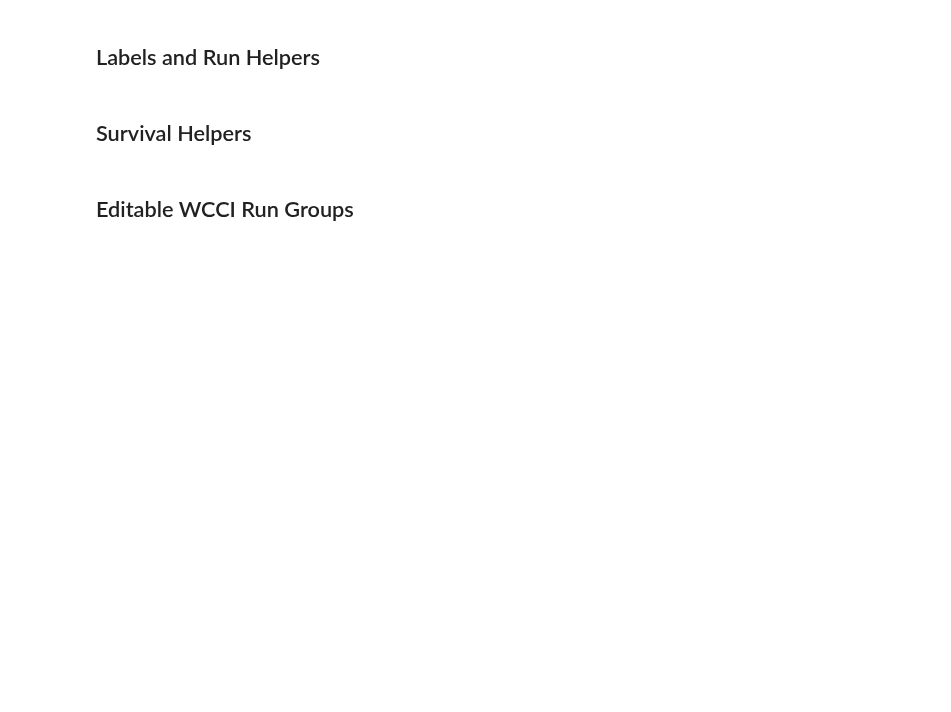
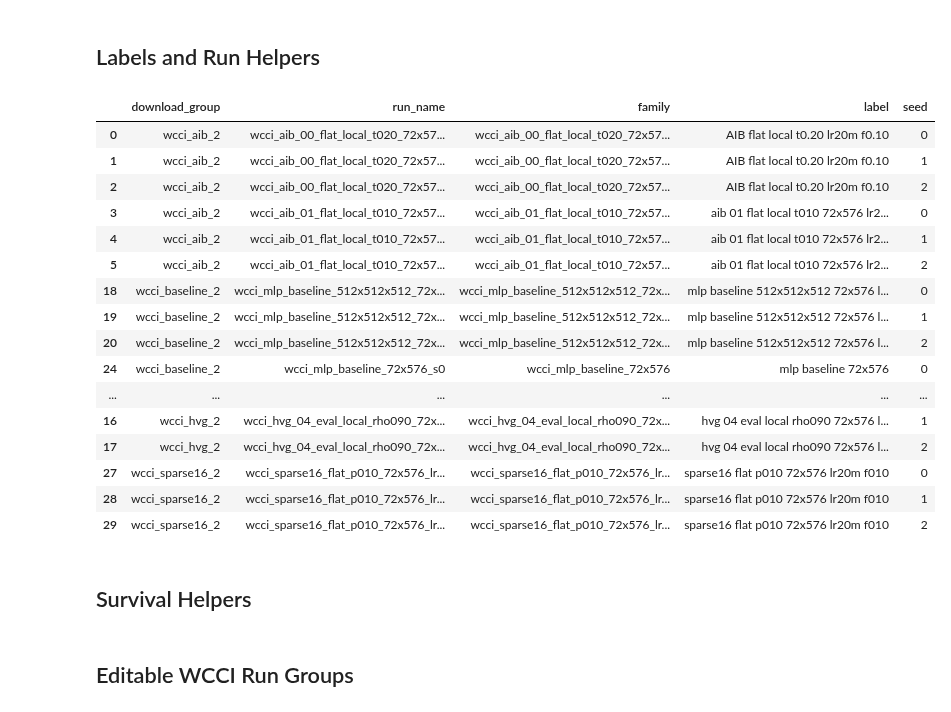
Before and after one commit to corentinplumet/RL_Marl2grid, a Jupyter notebook: Topology_Task/analysis/metrics/notebooks/episodic_survival/wcci_episodic_survival_plots.ipynb, the cells around one changed output. Drawn from its saved outputs; the diff is of its cells as text; code cells hidden in the pictures; blank space fills up the shorter version.

```diff
--- a/Topology_Task/analysis/metrics/notebooks/episodic_survival/wcci_episodic_survival_plots.ipynb
+++ b/Topology_Task/analysis/metrics/notebooks/episodic_survival/wcci_episodic_survival_plots.ipynb
@@ -118,6 +152,7 @@ display(coverage)
 # %% [markdown]
 ## Labels and Run Helpers
 # %%
+
 def safe_name(text):
     return re.sub(r"[^A-Za-z0-9._-]+", "_", str(text)).strip("._-") or "plot"
 
@@ -141,45 +176,33 @@ def family_from_run(run_name):
 
 
 WCCI_LABELS = {
-    "wcci_reduced_mlp_baseline": "reduced MLP baseline 24h",
-    "wcci_reduced_mlp_baseline_72x576_s0": "baseline 60M old name",
-    "wcci_reduced_mlp_baseline_72x576": "reduced MLP baseline 60M",
-    "wcci_reduced_mlp_baseline_72x576_lr20m_f010": "reduced MLP baseline lr20m f0.10",
-    "wcci_mlp_baseline_72x576_20M": "MLP baseline 20M",
-    "wcci_mlp_baseline_72x576_60M": "MLP baseline 60M",
-    "wcci_hvg_01_eval_rho090_72x576": "global rho heuristic 0.90",
-    "wcci_hvg_04_eval_local_rho090_72x576": "local rho heuristic 0.90",
-    "wcci_hvg_02_gate_final_map_72x576": "gate final-action MAP",
-    "wcci_hvg_03_gate_hierarchical_72x576": "gate hierarchical greedy",
-    "wcci_sparse16_flat_p003_72x576": "Sparse16 flat p0.003",
-    "wcci_aib_00_flat_local_t020_72x576": "AIB flat local t0.20",
-    "wcci_aib_00_flat_local_t020_72x576_lr20m_f010": "AIB flat local t0.20 lr20m f0.10",
-    "wcci_aib_01_flat_local_t010_72x576": "AIB flat local t0.10",
-    "wcci_aib_02_flat_local_t035_72x576": "AIB flat local t0.35",
-    "wcci_aib_03_gate_hgreedy_sep_local_t020_72x576": "AIB gate h-greedy t0.20",
-    "wcci_aib_04_flat_nonidle_t020_72x576": "AIB flat non-idle t0.20",
-    "wcci_aib_01_flat_local_t010_topo003_72x576": "AIB t0.10 topo0.003",
-    "wcci_aib_01_flat_local_t010_topo010_72x576": "AIB t0.10 topo0.010",
+    # Baselines from wcci_baseline_2
+    "wcci_mlp_baseline_72x576": "MLP baseline 72x576",
+    "wcci_mlp_baseline_72x576_lr20m_f010": "MLP baseline 72x576 lr20M f0.10",
+    "wcci_mlp_baseline_512x512x512_72x576_lr20m_f010": "MLP baseline 512x3 lr20M f0.10",
+    # Heuristic / gate from wcci_hvg_2
+    "wcci_hvg_01_eval_rho090_72x576_lr20m_f010": "global rho heuristic 0.90",
+    "wcci_hvg_04_eval_local_rho090_72x576_lr20m_f010": "local rho heuristic 0.90",
+    "wcci_hvg_02_gate_final_map_72x576_lr20m_f010": "gate final-action MAP",
+    "wcci_hvg_03_gate_hierarchical_72x576_lr20m_f010": "gate hierarchical greedy",
+    # Sparse penalty from wcci_sparse16_2
+    "wcci_sparse16_flat_p010_72x576_lr20m_f010": "Sparse16 flat p0.010",
+    # Adaptive intervention budget from wcci_aib_2
+    "wcci_aib_00_flat_local_t020_72x576_lr20m_f010": "AIB local budget t0.20",
+    "wcci_aib_01_flat_local_t010_72x576_lr20m_f010": "AIB local budget t0.10",
 }
 
 WCCI_COLOR = {
-    "MLP baseline 20M": "#1f77b4",
-    "MLP baseline 60M": "#4e79a7",
-    "reduced MLP baseline 60M": "#1f77b4",
-    "reduced MLP baseline lr20m f0.10": "#17becf",
+    "MLP baseline 72x576": "#4e79a7",
+    "MLP baseline 72x576 lr20M f0.10": "#1f77b4",
+    "MLP baseline 512x3 lr20M f0.10": "#17becf",
     "global rho heuristic 0.90": "#ff7f0e",
     "local rho heuristic 0.90": "#2ca02c",
     "gate final-action MAP": "#9467bd",
     "gate hierarchical greedy": "#d62728",
-    "Sparse16 flat p0.003": "#8c564b",
-    "AIB flat local t0.20": "#ff7f0e",
-    "AIB flat local t0.20 lr20m f0.10": "#bcbd22",
-    "AIB flat local t0.10": "#2ca02c",
-    "AIB flat local t0.35": "#d62728",
-    "AIB gate h-greedy t0.20": "#8c564b",
-    "AIB flat non-idle t0.20": "#9467bd",
-    "AIB t0.10 topo0.003": "#e377c2",
-    "AIB t0.10 topo0.010": "#7f7f7f",
+    "Sparse16 flat p0.010": "#8c564b",
+    "AIB local budget t0.20": "#bcbd22",
+    "AIB local budget t0.10": "#e377c2",
 }
 
 
@@ -195,33 +218,51 @@ def available_run_names(history=None):
     data = history_df if history is None else history
     return set(data["run_name"].dropna().astype(str).unique())
 
 
 def report_missing_runs(run_groups, history=None):
     available = available_run_names(history)
     rows = []
     for label, runs in run_groups.items():
         missing = [run for run in runs if run not in available]
         rows.append({"curve": label, "expected": len(runs), "available": len(runs) - len(missing), "missing": missing})
     coverage = pd.DataFrame(rows)
     display(coverage)
     return coverage
 
 
 def infer_family_table():
     rows = []
     for run_name in sorted(history_df["run_name"].dropna().astype(str).unique()):
         rows.append({
             "download_group": history_df.loc[history_df["run_name"].eq(run_name), "download_group"].iloc[0],
             "run_name": run_name,
             "family": family_from_run(run_name),
             "label": pretty_label(family_from_run(run_name)),
             "seed": seed_from_run(run_name),
         })
     return pd.DataFrame(rows)
 
 
 family_table = infer_family_table()
 display(family_table.sort_values(["download_group", "family", "seed"]))
+# %% [output]
+|  | download_group | run_name | family | label | seed |
+| 0 | wcci_aib_2 | wcci_aib_00_flat_local_t020_72x57... | wcci_aib_00_flat_local_t020_72x57... | AIB flat local t0.20 lr20m f0.10 | 0 |
+| 1 | wcci_aib_2 | wcci_aib_00_flat_local_t020_72x57... | wcci_aib_00_flat_local_t020_72x57... | AIB flat local t0.20 lr20m f0.10 | 1 |
+| 2 | wcci_aib_2 | wcci_aib_00_flat_local_t020_72x57... | wcci_aib_00_flat_local_t020_72x57... | AIB flat local t0.20 lr20m f0.10 | 2 |
+| 3 | wcci_aib_2 | wcci_aib_01_flat_local_t010_72x57... | wcci_aib_01_flat_local_t010_72x57... | aib 01 flat local t010 72x576 lr2... | 0 |
+| 4 | wcci_aib_2 | wcci_aib_01_flat_local_t010_72x57... | wcci_aib_01_flat_local_t010_72x57... | aib 01 flat local t010 72x576 lr2... | 1 |
+| 5 | wcci_aib_2 | wcci_aib_01_flat_local_t010_72x57... | wcci_aib_01_flat_local_t010_72x57... | aib 01 flat local t010 72x576 lr2... | 2 |
+| 18 | wcci_baseline_2 | wcci_mlp_baseline_512x512x512_72x... | wcci_mlp_baseline_512x512x512_72x... | mlp baseline 512x512x512 72x576 l... | 0 |
+| 19 | wcci_baseline_2 | wcci_mlp_baseline_512x512x512_72x... | wcci_mlp_baseline_512x512x512_72x... | mlp baseline 512x512x512 72x576 l... | 1 |
+| 20 | wcci_baseline_2 | wcci_mlp_baseline_512x512x512_72x... | wcci_mlp_baseline_512x512x512_72x... | mlp baseline 512x512x512 72x576 l... | 2 |
+| 24 | wcci_baseline_2 | wcci_mlp_baseline_72x576_s0 | wcci_mlp_baseline_72x576 | mlp baseline 72x576 | 0 |
+| ... | ... | ... | ... | ... | ... |
+| 16 | wcci_hvg_2 | wcci_hvg_04_eval_local_rho090_72x... | wcci_hvg_04_eval_local_rho090_72x... | hvg 04 eval local rho090 72x576 l... | 1 |
+| 17 | wcci_hvg_2 | wcci_hvg_04_eval_local_rho090_72x... | wcci_hvg_04_eval_local_rho090_72x... | hvg 04 eval local rho090 72x576 l... | 2 |
+| 27 | wcci_sparse16_2 | wcci_sparse16_flat_p010_72x576_lr... | wcci_sparse16_flat_p010_72x576_lr... | sparse16 flat p010 72x576 lr20m f010 | 0 |
+| 28 | wcci_sparse16_2 | wcci_sparse16_flat_p010_72x576_lr... | wcci_sparse16_flat_p010_72x576_lr... | sparse16 flat p010 72x576 lr20m f010 | 1 |
+| 29 | wcci_sparse16_2 | wcci_sparse16_flat_p010_72x576_lr... | wcci_sparse16_flat_p010_72x576_lr... | sparse16 flat p010 72x576 lr20m f010 | 2 |
 # %% [markdown]
 ## Survival Helpers
 # %%
```
Also changed, not shown: parts of 27 cells of this notebook, 5 other files.
